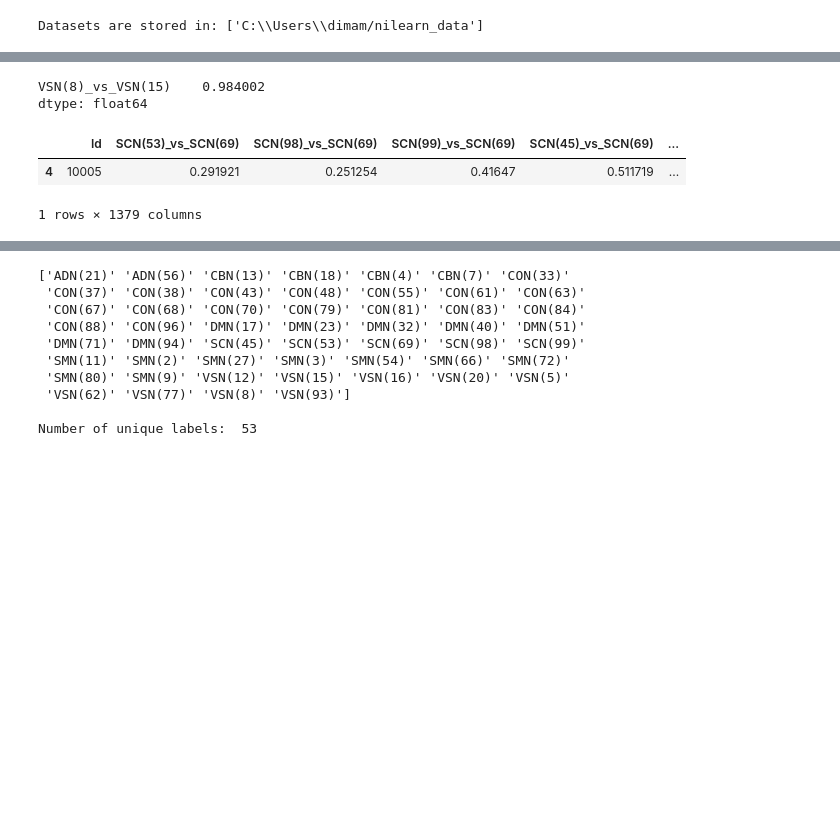
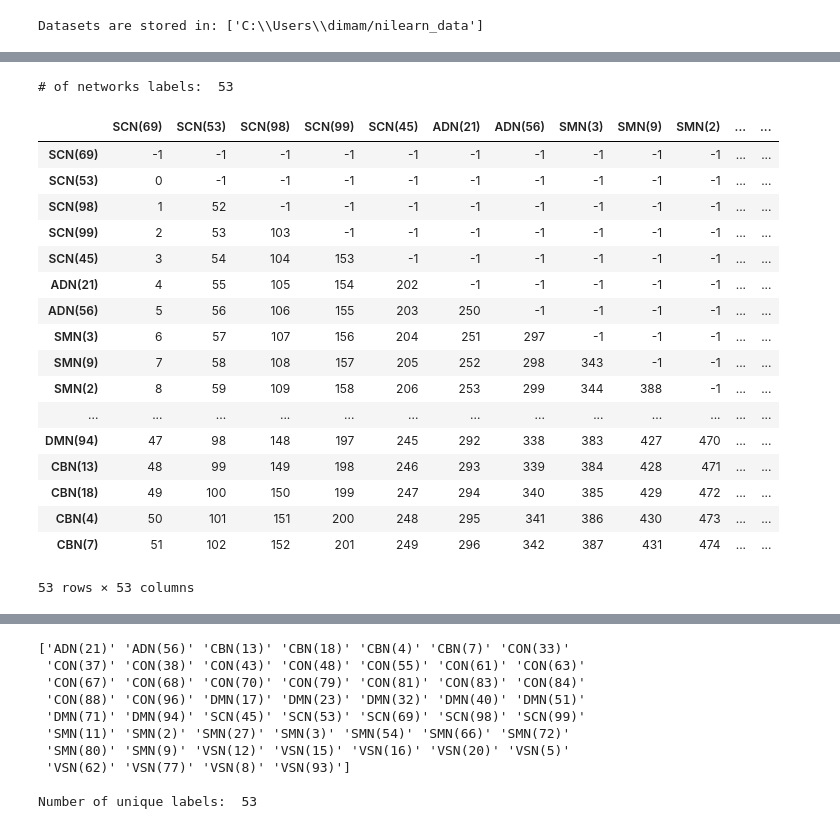
Before and after one commit to doctor3030/TReNDS_Neuroimaging_2020, a Jupyter notebook: Notebooks/EDA_01.ipynb, the cells around one changed output, grey strips where cells are left out. Saved outputs shown, nothing was run; the diff lists cells and outputs as text; code cells hidden in the pictures; blank space fills up the shorter version.

```diff
--- a/Notebooks/EDA_01.ipynb
+++ b/Notebooks/EDA_01.ipynb
@@ -47,12 +50,0 @@ fnc_10.drop(columns='Id').min().min()
-# %%
-max_col = max_cols.loc[max_cols==max_max]
-max_col
-# %% [output]
-VSN(8)_vs_VSN(15)    0.984002
-dtype: float64
-# %%
-fnc_10.loc[fnc_10['VSN(8)_vs_VSN(15)']==max_max]
-# %% [output]
-|  | Id | SCN(53)_vs_SCN(69) | SCN(98)_vs_SCN(69) | SCN(99)_vs_SCN(69) | SCN(45)_vs_SCN(69) | ... |
-| 4 | 10005 | 0.291921 | 0.251254 | 0.41647 | 0.511719 | ... |
-1 rows × 1379 columns
@@ -58,0 +53,50 @@ fnc_10.loc[fnc_10['VSN(8)_vs_VSN(15)']==max_max]
+# %%
+ntw_labels = ['SCN(69)']
+for i in fnc10_cols[:52]:
+    ntw_labels.append(i.split('_')[0])
+n_ntw_labels = len(ntw_labels)
+print('# of networks labels: ', n_ntw_labels)
+# %% [output]
+# of networks labels:  53
+# %%
+corr_matrix = []
+corr_matrix_idx = []
+for i in range(n_ntw_labels):
+    label_i = ntw_labels[i]
+    row = []
+    row_idx = []
+    for j in range(n_ntw_labels):
+        label_j = ntw_labels[j]
+        col = label_i + '_vs_' + label_j
+        if col in fnc10_cols:
+            row.append(col)
+            row_idx.append(fnc10_cols.index(col))
+        else:
+            row.append(0)
+            row_idx.append(-1)
+    corr_matrix.append(row)
+    corr_matrix_idx.append(row_idx)
+corr_matrix = pd.DataFrame(corr_matrix, index=ntw_labels, columns=ntw_labels)
+corr_matrix_idx = pd.DataFrame(corr_matrix_idx, index=ntw_labels, columns=ntw_labels)
+# %%
+# corr_matrix
+corr_matrix_idx
+# %% [output]
+|  | SCN(69) | SCN(53) | SCN(98) | SCN(99) | SCN(45) | ADN(21) | ADN(56) | SMN(3) | SMN(9) | SMN(2) | ... | ... |
+| SCN(69) | -1 | -1 | -1 | -1 | -1 | -1 | -1 | -1 | -1 | -1 | ... | ... |
+| SCN(53) | 0 | -1 | -1 | -1 | -1 | -1 | -1 | -1 | -1 | -1 | ... | ... |
+| SCN(98) | 1 | 52 | -1 | -1 | -1 | -1 | -1 | -1 | -1 | -1 | ... | ... |
+| SCN(99) | 2 | 53 | 103 | -1 | -1 | -1 | -1 | -1 | -1 | -1 | ... | ... |
+| SCN(45) | 3 | 54 | 104 | 153 | -1 | -1 | -1 | -1 | -1 | -1 | ... | ... |
+| ADN(21) | 4 | 55 | 105 | 154 | 202 | -1 | -1 | -1 | -1 | -1 | ... | ... |
+| ADN(56) | 5 | 56 | 106 | 155 | 203 | 250 | -1 | -1 | -1 | -1 | ... | ... |
+| SMN(3) | 6 | 57 | 107 | 156 | 204 | 251 | 297 | -1 | -1 | -1 | ... | ... |
+| SMN(9) | 7 | 58 | 108 | 157 | 205 | 252 | 298 | 343 | -1 | -1 | ... | ... |
+| SMN(2) | 8 | 59 | 109 | 158 | 206 | 253 | 299 | 344 | 388 | -1 | ... | ... |
+| ... | ... | ... | ... | ... | ... | ... | ... | ... | ... | ... | ... | ... |
+| DMN(94) | 47 | 98 | 148 | 197 | 245 | 292 | 338 | 383 | 427 | 470 | ... | ... |
+| CBN(13) | 48 | 99 | 149 | 198 | 246 | 293 | 339 | 384 | 428 | 471 | ... | ... |
+| CBN(18) | 49 | 100 | 150 | 199 | 247 | 294 | 340 | 385 | 429 | 472 | ... | ... |
+| CBN(4) | 50 | 101 | 151 | 200 | 248 | 295 | 341 | 386 | 430 | 473 | ... | ... |
+| CBN(7) | 51 | 102 | 152 | 201 | 249 | 296 | 342 | 387 | 431 | 474 | ... | ... |
+53 rows × 53 columns
```
Also changed, not shown: parts of 27 cells of this notebook.
